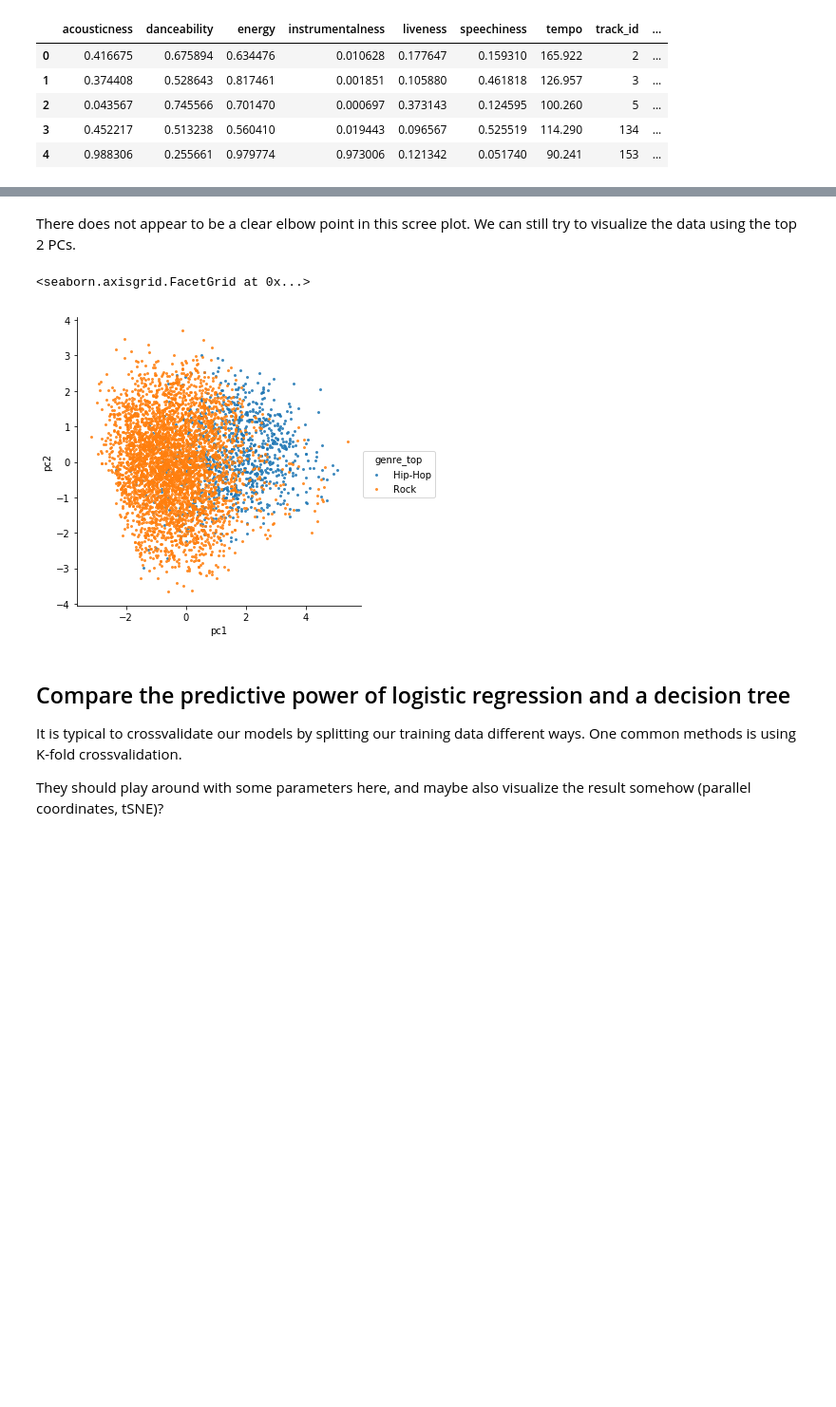
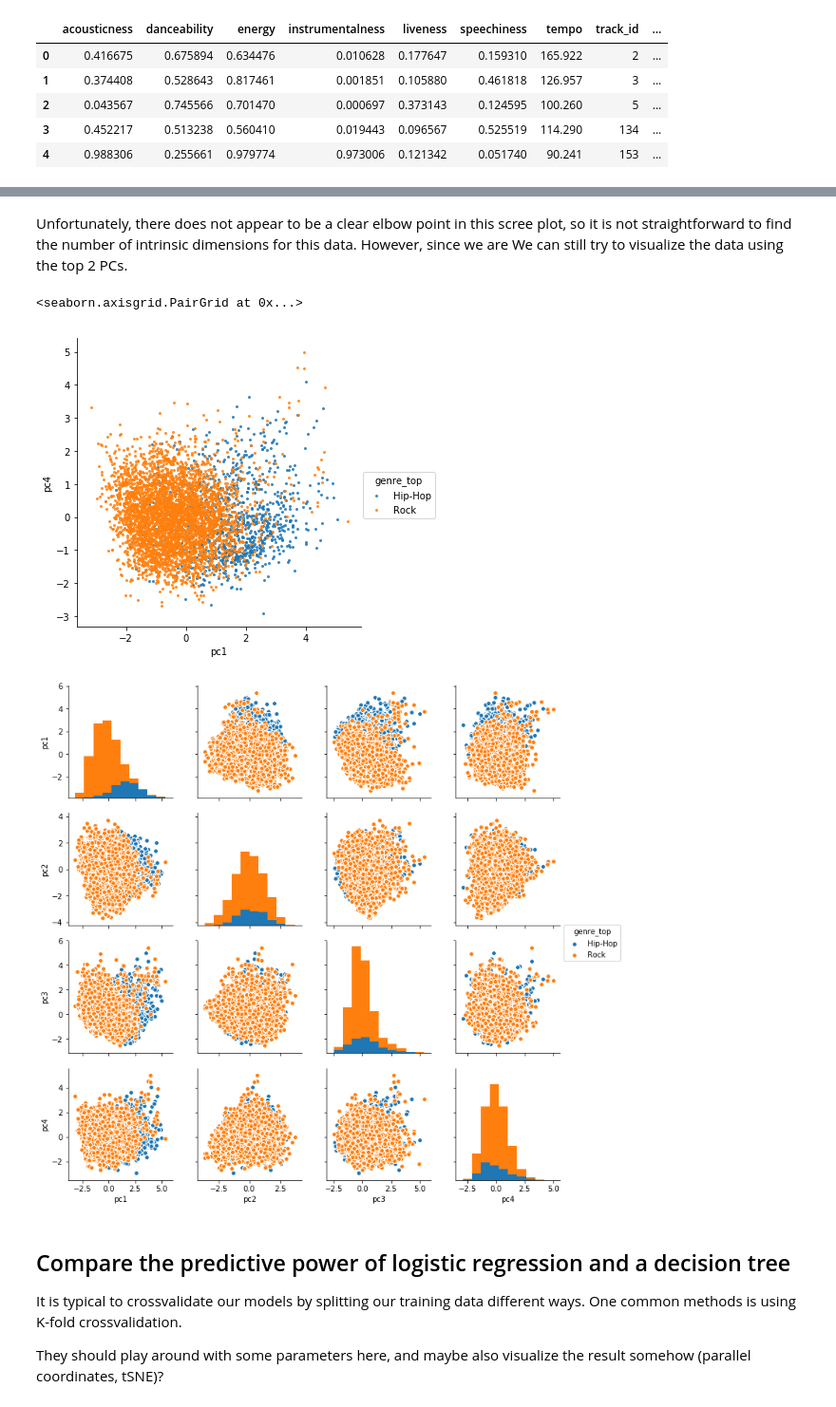
Before and after one commit to UofTCoders/datacamp-projects, a Jupyter notebook: song-classification.ipynb, the cells around one changed output, grey strips where cells are left out. Shown at 95% size. Cells and saved outputs as stored; diff of their text form; code cells hidden in the pictures; blank space fills up the shorter version.

```diff
--- a/song-classification.ipynb
+++ b/song-classification.ipynb
@@ -216,21 +198,25 @@ array([0.24292147, 0.18052537, 0.13600336, 0.13009104, 0.11089531,
 [figure]
 # %% [markdown]
-There does not appear to be a clear elbow point in this scree plot. We can still try to visualize the data using the top 2 PCs.
+Unfortunately, there does not appear to be a clear elbow point in this scree plot, so it is not straightforward to find the number of intrinsic dimensions for this data. However, since we are We can still try to visualize the data using the top 2 PCs.
 # %%
 # Create a data frame for plotting with seaborn (alternatively a groupby loop could be used)
 # Notice that there is no clear decision boundary to be drawn from the first two PCA components.
 
 comps = pca.transform(scaled_train_features)
 # TODO could include the trackis as index here to easy reference the other frame
 # Or merge the two frames
 comps_df = pd.DataFrame({'pc1': comps[:, 0],
                          'pc2': comps[:, 1],
+                         'pc3': comps[:, 2],
+                         'pc4': comps[:, 3],
                          'genre_top': labels.values})#, columns=['pc1', 'pc2']).reset_index()
 
-sns.lmplot('pc1', 'pc2', hue='genre_top', data=comps_df, fit_reg=False, scatter_kws={'s':4})
+sns.lmplot('pc1', 'pc4', hue='genre_top', data=comps_df, fit_reg=False, scatter_kws={'s':4})
+sns.pairplot(comps_df, hue='genre_top')
 # %% [output]
-<seaborn.axisgrid.FacetGrid at 0x...>
+<seaborn.axisgrid.PairGrid at 0x...>
-[figure, old version]
+[figure, new version]
+[figure, added]
 # %% [markdown]
 ## Compare the predictive power of logistic regression and a decision tree
 
```
Also changed, not shown: parts of 24 cells of this notebook.
